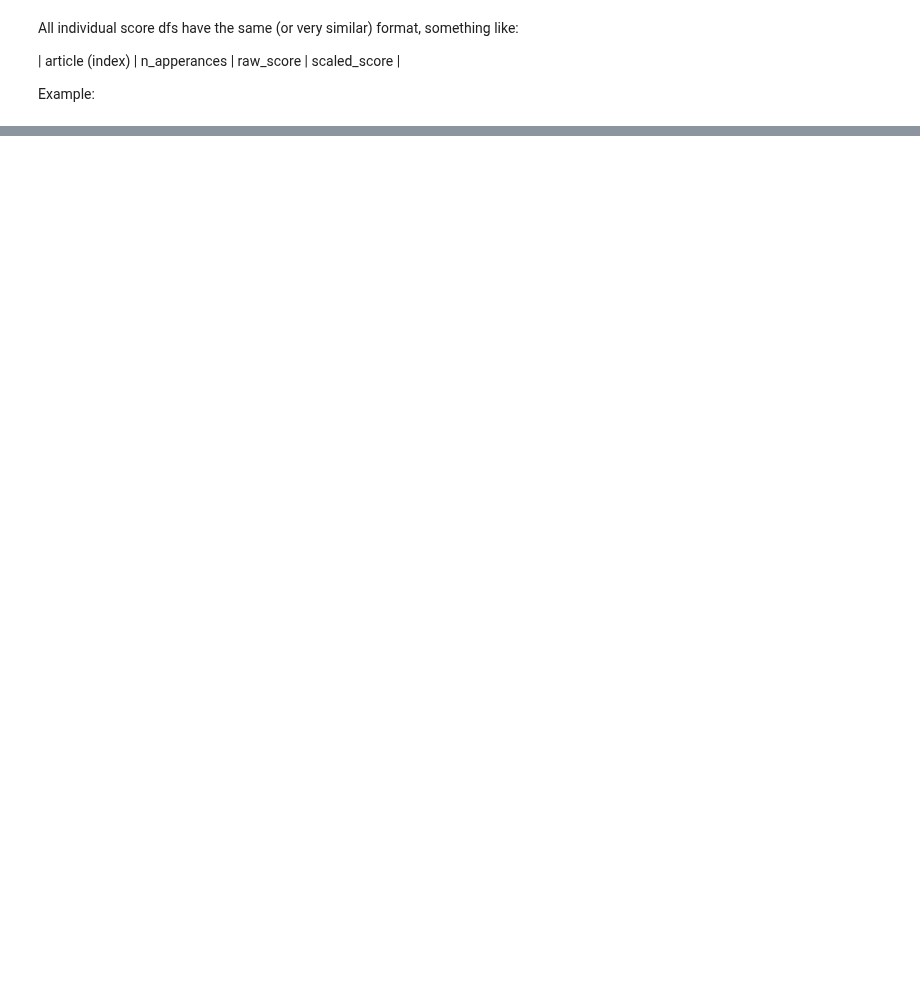
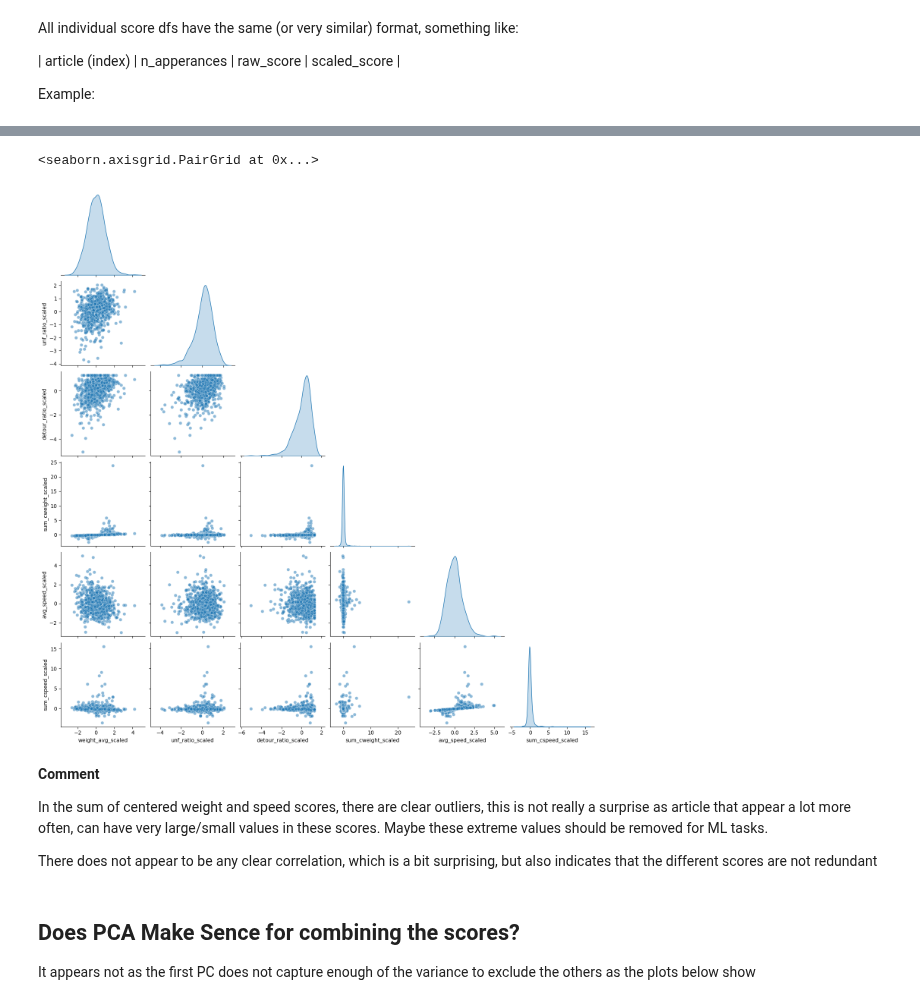
Before and after one commit to epfl-ada/ada-2024-project-adaholiks, a Jupyter notebook: sores.ipynb, the cells around one changed output, grey strips where cells are left out. Cells and saved outputs as stored; diff of their text form; code cells hidden in the pictures; blank space fills up the shorter version.

```diff
--- a/sores.ipynb
+++ b/sores.ipynb
@@ -163,6 +187,6 @@ Number of unique articles after weighting: 820
 speed_filt_finished = filter_duration(finished_paths)
 
 # get the score dfs
-avg_speed_df = calc_avg_article_speed(speed_filt_finished, count_cutoff=30, scaling='standard')
-sum_scpeed_df = calc_sum_article_cspeed(speed_filt_finished, count_cutoff=30, scaling='standard')
+avg_speed_df = calc_avg_article_speed(speed_filt_finished, count_cutoff=cutoff, scaling='standard')
+sum_cspeed_df = calc_sum_article_cspeed(speed_filt_finished, count_cutoff=cutoff, scaling='standard')
 # %% [output]
@@ -198,0 +224,23 @@ You can also make a df with some scores for comparison, and compute composite sc
+# %%
+# Combine the metrics into one DataFrame
+composite_df = pd.DataFrame(index=avg_weight_df.index)
+composite_df['weight_avg'] = avg_weight_df['weighted_avg']
+composite_df['weight_avg_scaled'] = avg_weight_df['standard']
+
+composite_df['unfinished_ratio'] = unfinished_ratio_df['unfinished_ratio']
+composite_df['unf_ratio_scaled'] = unfinished_ratio_df['standard']
+
+composite_df['detour_ratio'] = detour_ratio_df['detour_ratio']
+composite_df['detour_ratio_scaled'] = detour_ratio_df['standard']
+
+composite_df['sum_cweight'] = sum_cweight_df['weighted_sum']
+composite_df['sum_cweight_scaled'] = sum_cweight_df['standard']
+
+# and the speed metrics
+composite_df['avg_speed'] = avg_speed_df['avg_speed']
+composite_df['avg_speed_scaled'] = avg_speed_df['standard']
+
+composite_df['sum_cspeed'] = sum_cspeed_df['sum_cspeed']
+composite_df['sum_cspeed_scaled'] = sum_cspeed_df['standard']
+
+composite_df.sort_values(by='weight_avg', ascending=False)
@@ -199,3 +262,26 @@ You can also make a df with some scores for comparison, and compute composite sc
+# %%
+import seaborn as sns
+
+#only consider the scaled vlaues
+composite_df_scaled = composite_df[['weight_avg_scaled', 'unf_ratio_scaled', 'detour_ratio_scaled', 'sum_cweight_scaled', 'avg_speed_scaled', 'sum_cspeed_scaled']]
+
+# drop the rows with NaN values
+composite_df_scaled = composite_df_scaled.dropna()
+
+# plot correlation of the different sclaed scores in the composite df
+sns.pairplot(composite_df_scaled, diag_kind='kde', corner=True, plot_kws={'alpha': 0.5})
+# %% [output]
+<seaborn.axisgrid.PairGrid at 0x...>
+[figure, added]
+# %% [markdown]
+**Comment**
+
+In the sum of centered weight and speed scores, there are clear outliers, this is not really a surprise as article that appear a lot more often, can have very large/small values in these scores. Maybe these extreme values should be removed for ML tasks.
+
+There does not appear to be any clear correlation, which is a bit surprising, but also indicates that the different scores are not redundant
+# %% [markdown]
+## Does PCA Make Sence for combining the scores?
+It appears not as the first PC does not capture enough of the variance to exclude the others as the plots below show
 # %%
 from sklearn.decomposition import PCA
 
```
Also changed, not shown: parts of 30 cells of this notebook, 6 other files.
